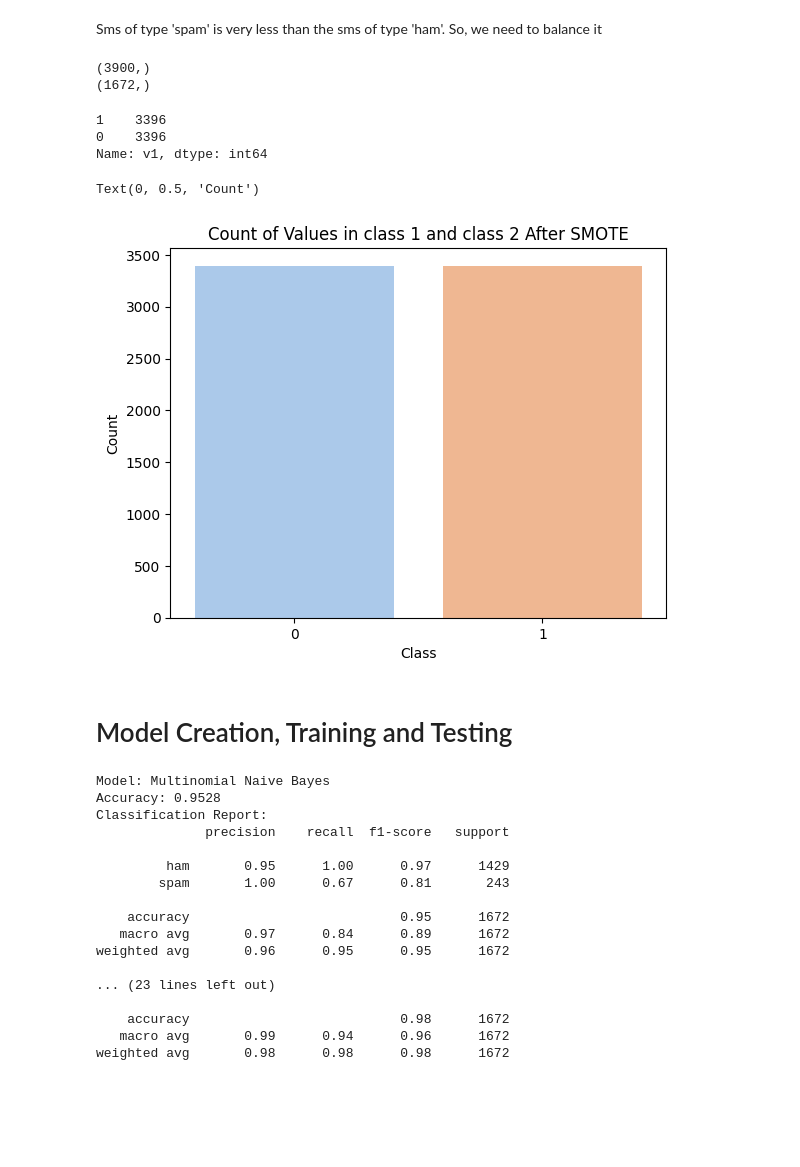
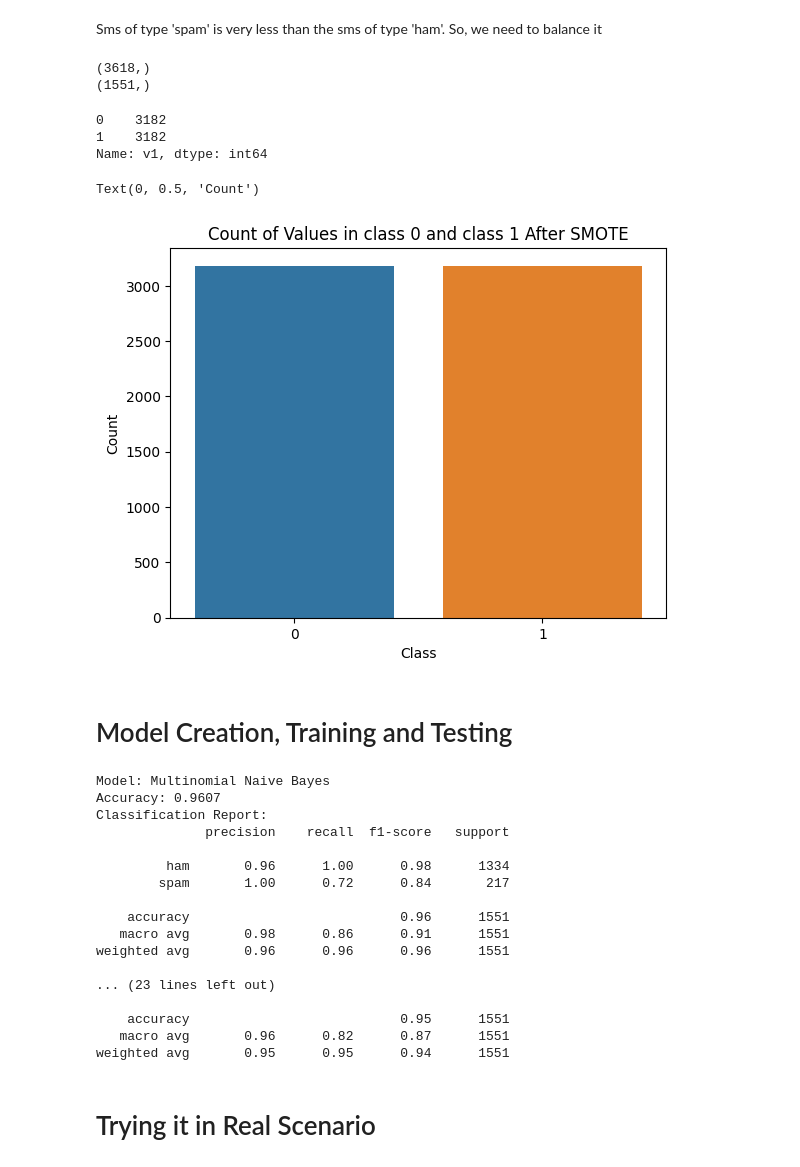
Before and after one commit to moses-irudayaraj/OIBSIP, a Jupyter notebook: Task4_spamSMS_OR_E-MailDetect.ipynb, the cells around one changed output. Saved outputs shown, nothing was run; the diff lists cells and outputs as text; code cells hidden in the pictures; blank space fills up the shorter version.

```diff
--- a/Task4_spamSMS_OR_E-MailDetect.ipynb
+++ b/Task4_spamSMS_OR_E-MailDetect.ipynb
@@ -8,7 +8,7 @@ from sklearn.model_selection import train_test_split
 from sklearn.feature_extraction.text import TfidfVectorizer
 # %%
 # to read the file
-df = pd.read_csv('spam.csv', encoding='latin-1')
+df = pd.read_csv('/content/sample_data/spam.csv', encoding='latin-1')
 # %%
 df
 # %% [output]
@@ -190,18 +190,18 @@ plt.show()
 Sms of type 'spam' is very less than the sms of type 'ham'. So, we need to balance it
 # %%
 # Splitting the data for training and testing
-X_train, X_test, y_train, y_test = train_test_split(df['v2'], df['v1'], test_size=0.3, random_state=3)
+X_train, X_test, y_train, y_test = train_test_split(df_cln['v2'], df_cln['v1'], test_size=0.3, random_state=3)
 # %%
 print(X_train.shape)
 print(X_test.shape)
 # %% [output]
-(3900,)
-(1672,)
+(3618,)
+(1551,)
 # %%
 # to convert the text data to numeric data
-tfidf_vectorizer = TfidfVectorizer()
-X_train_tfidf = tfidf_vectorizer.fit_transform(X_train)
-X_test_tfidf = tfidf_vectorizer.transform(X_test)
+feature_extraction = TfidfVectorizer(min_df=1, stop_words='english',lowercase=True)
+X_train_tfidf = feature_extraction.fit_transform(X_train)
+X_test_tfidf = feature_extraction.transform(X_test)
 # %%
 from imblearn.over_sampling import SMOTE
 smote = SMOTE(random_state=3)
@@ -209,17 +209,17 @@ X_train_resampled, y_train_resampled = smote.fit_resample(X_train_tfidf, y_train
 # %%
 pd.Series(y_train_resampled).value_counts()
 # %% [output]
-1    3396
-0    3396
+0    3182
+1    3182
 Name: v1, dtype: int64
 # %%
-sns.barplot(x= pd.Series(y_train_resampled).value_counts().index, y= pd.Series(y_train_resampled).value_counts().values, palette="pastel")
-plt.title("Count of Values in class 1 and class 2 After SMOTE", fontsize=12)
+sns.barplot(x= pd.Series(y_train_resampled).value_counts().index, y= pd.Series(y_train_resampled).value_counts().values)
+plt.title("Count of Values in class 0 and class 1 After SMOTE", fontsize=12)
 plt.xlabel("Class")
 plt.ylabel("Count")
 # %% [output]
 Text(0, 0.5, 'Count')
-[figure, old version]
+[figure, new version]
 # %% [markdown]
 
 
@@ -235,8 +235,9 @@ from sklearn.metrics import accuracy_score, classification_report
 # Define and test multiple models
 models = {
     'Multinomial Naive Bayes': MultinomialNB(),
-    'Logistic Regression': LogisticRegression(),
-    'Support Vector Machine (SVM)': SVC()
+    'Support Vector Machine (SVM)': SVC(),
+    'Logistic Regression': LogisticRegression()
+
 }
 
 for model_name, model in models.items():
@@ -258,19 +259,21 @@ for model_name, model in models.items():
     print("\n")
 # %% [output]
 Model: Multinomial Naive Bayes
-Accuracy: 0.9528
+Accuracy: 0.9607
 Classification Report:
               precision    recall  f1-score   support
 
-         ham       0.95      1.00      0.97      1429
-        spam       1.00      0.67      0.81       243
+         ham       0.96      1.00      0.98      1334
+        spam       1.00      0.72      0.84       217
 
-    accuracy                           0.95      1672
-   macro avg       0.97      0.84      0.89      1672
-weighted avg       0.96      0.95      0.95      1672
+    accuracy                           0.96      1551
+   macro avg       0.98      0.86      0.91      1551
+weighted avg       0.96      0.96      0.96      1551
 
 ... (23 lines left out)
 
-    accuracy                           0.98      1672
-   macro avg       0.99      0.94      0.96      1672
-weighted avg       0.98      0.98      0.98      1672
+    accuracy                           0.95      1551
+   macro avg       0.96      0.82      0.87      1551
+weighted avg       0.95      0.95      0.94      1551
+# %% [markdown]
+# Trying it in Real Scenario
```
Also changed, not shown: parts of 4 cells of this notebook.
